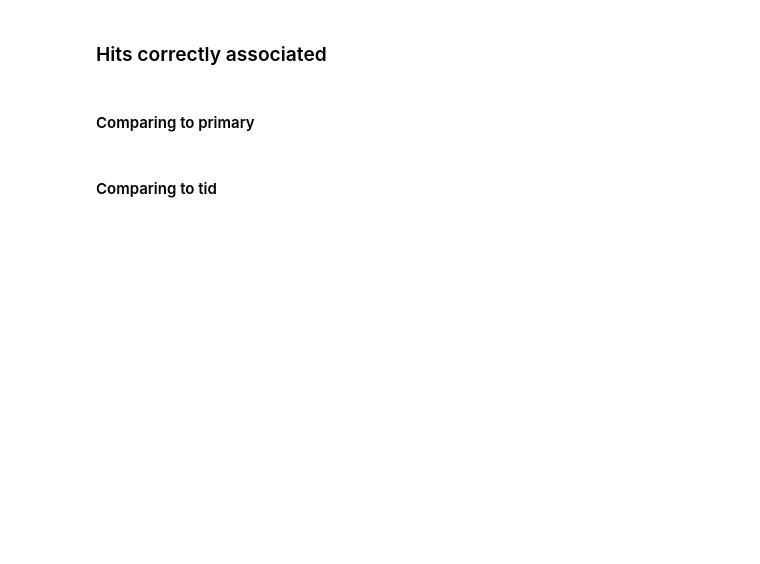
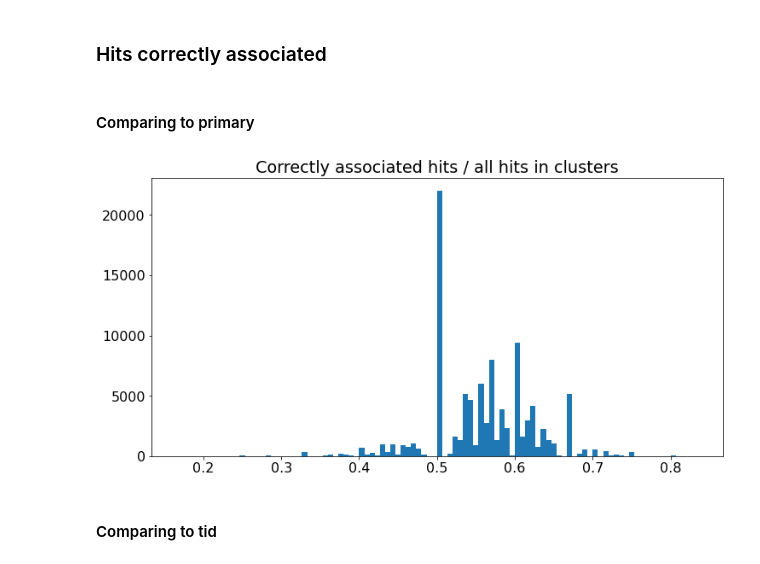
Before and after one commit to maximilianKoeper/melp, a Jupyter notebook: comparison_clustering.ipynb, the cells around one changed output. Saved outputs shown, nothing was run; the diff lists cells and outputs as text; code cells hidden in the pictures; blank space fills up the shorter version.

```diff
--- a/comparison_clustering.ipynb
+++ b/comparison_clustering.ipynb
@@ -342,6 +367,13 @@ plt.show()
 ### Hits correctly associated
 # %% [markdown]
 #### Comparing to primary
+# %%
+fig = plt.figure(figsize=(12,6))
+plt.hist(frac_corr_frame_primary, bins = 100)
+plt.title("Correctly associated hits / all hits in clusters")
+plt.show()
+# %% [output]
+[figure, added]
 # %% [markdown]
 #### Comparing to tid
 # %%
```
Also changed, not shown: parts of 8 cells of this notebook, 5 other files.
